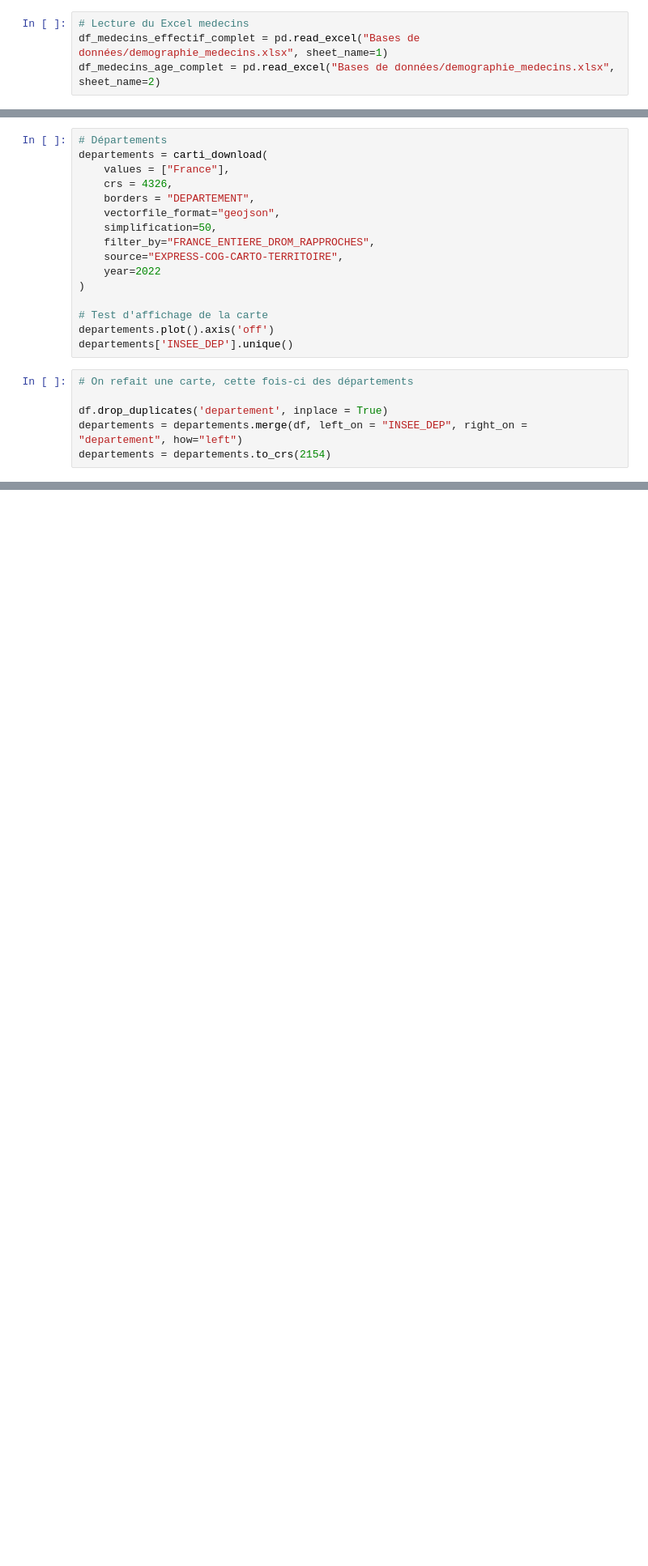
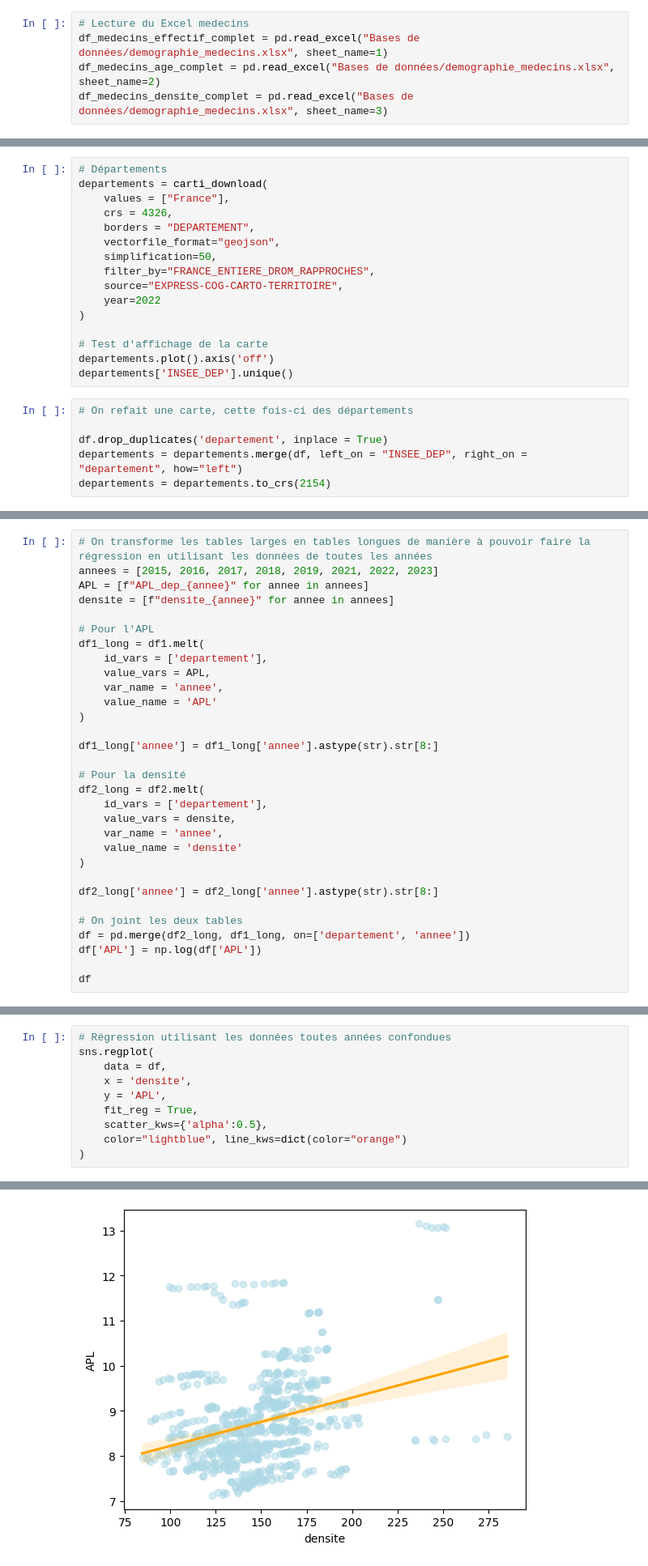
Before and after one commit to dfornier/Python-pour-la-data-science, a Jupyter notebook: statDesc.ipynb, the cells around one changed output, grey strips where cells are left out. Shown at 81% size. Saved outputs shown, nothing was run; the diff lists cells and outputs as text; blank space fills up the shorter version.

Commit message:
Régression APL densité

```diff
--- a/statDesc.ipynb
+++ b/statDesc.ipynb
@@ -21,6 +21,7 @@ import mapclassify
 # Lecture du Excel medecins
 df_medecins_effectif_complet = pd.read_excel("Bases de données/demographie_medecins.xlsx", sheet_name=1)
 df_medecins_age_complet = pd.read_excel("Bases de données/demographie_medecins.xlsx", sheet_name=2)
+df_medecins_densite_complet = pd.read_excel("Bases de données/demographie_medecins.xlsx", sheet_name=3)
 # %%
 # Traitement de la feuille des effectifs : on ne conserve que les médecins généralistes et on enlève les variables pas pertinentes ou redondantes
 df_medecins_effectif = df_medecins_effectif_complet[(df_medecins_effectif_complet['specialites_agregees'] == '1-Médecine générale')
@@ -492,0 +612,31 @@ plt.show()
+# %%
+# On transforme les tables larges en tables longues de manière à pouvoir faire la régression en utilisant les données de toutes les années
+annees = [2015, 2016, 2017, 2018, 2019, 2021, 2022, 2023]
+APL = [f"APL_dep_{annee}" for annee in annees]
+densite = [f"densite_{annee}" for annee in annees]
+
+# Pour l'APL
+df1_long = df1.melt(
+    id_vars = ['departement'],
+    value_vars = APL,
+    var_name = 'annee',
+    value_name = 'APL'
+)
+
+df1_long['annee'] = df1_long['annee'].astype(str).str[8:]
+
+# Pour la densité
+df2_long = df2.melt(
+    id_vars = ['departement'],
+    value_vars = densite,
+    var_name = 'annee',
+    value_name = 'densite'
+)
+
+df2_long['annee'] = df2_long['annee'].astype(str).str[8:]
+
+# On joint les deux tables
+df = pd.merge(df2_long, df1_long, on=['departement', 'annee'])
+df['APL'] = np.log(df['APL'])
+
+df
@@ -492,0 +657,11 @@ plt.show()
+# %%
+# Régression utilisant les données toutes années confondues
+sns.regplot(
+    data = df,
+    x = 'densite',
+    y = 'APL',
+    fit_reg = True,
+    scatter_kws={'alpha':0.5},
+    color="lightblue", line_kws=dict(color="orange")
+)
+# %% [output]
@@ -492,0 +669 @@ plt.show()
+[figure, added]
```
Also changed, not shown: parts of 21 cells of this notebook, 3 other files.
